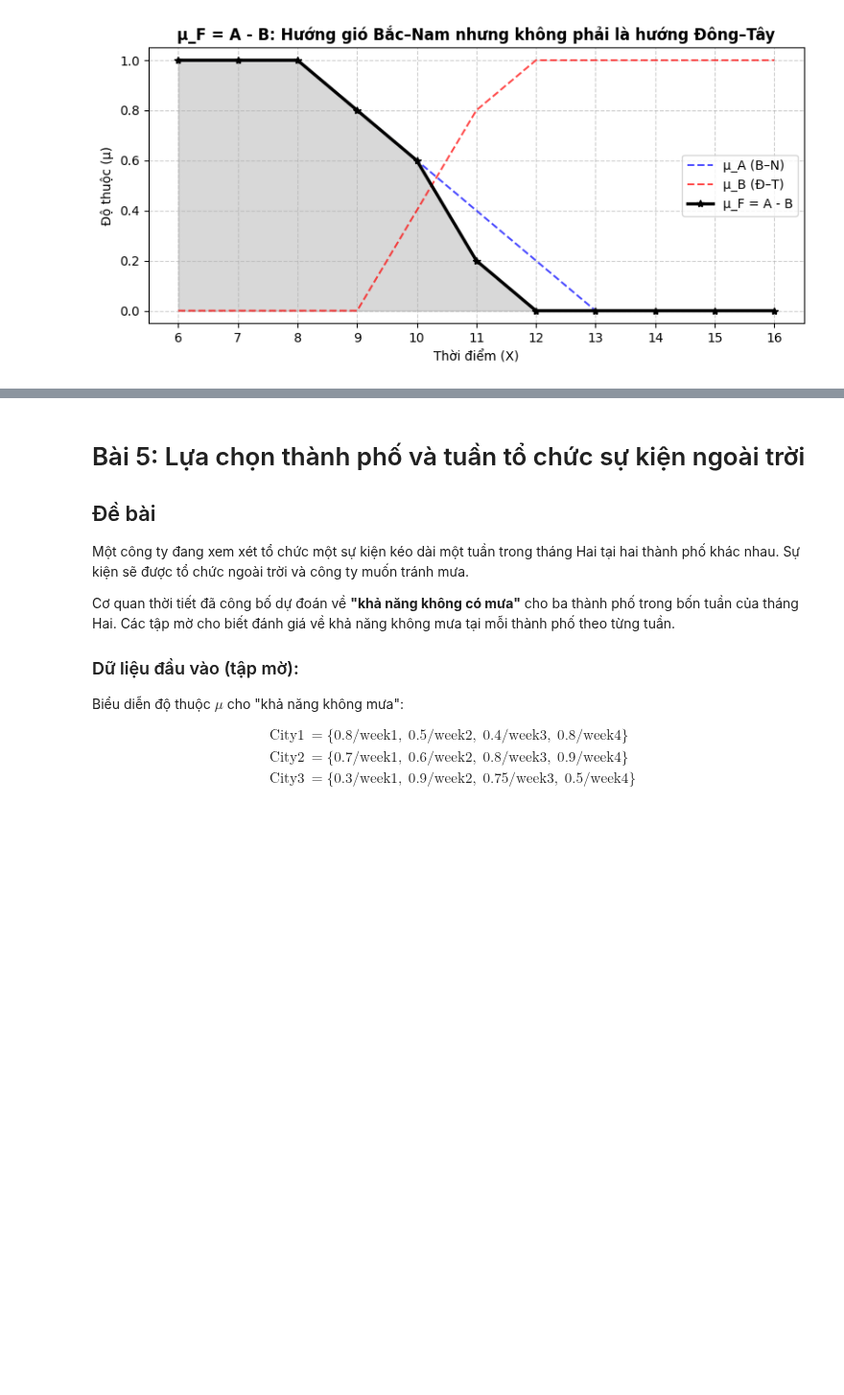
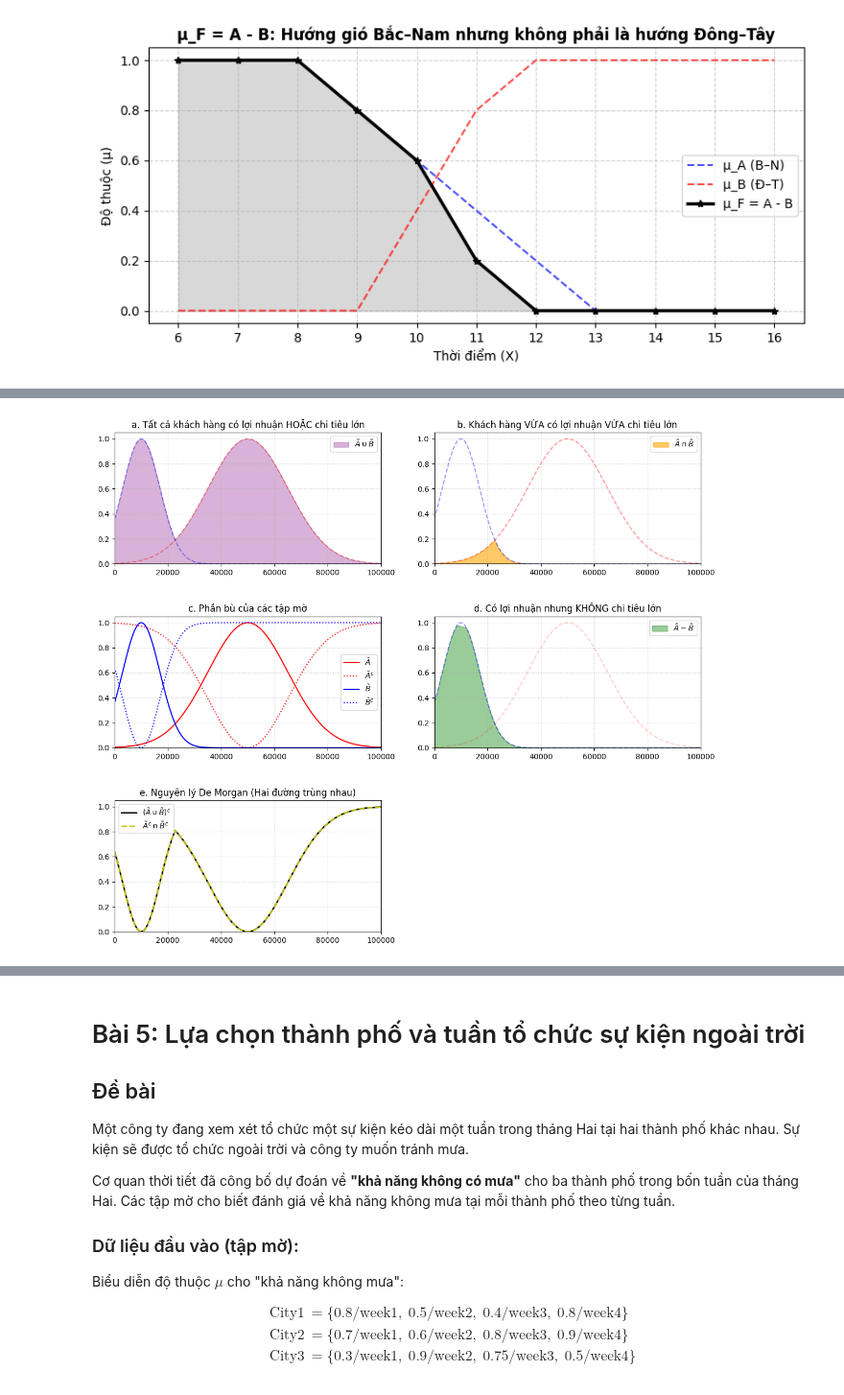
Before and after one commit to HuyLuong2002/sgu26_fuzzy_logic_app, a Jupyter notebook: Bai02/bt02_phep_toan_mo/BaiTap2 - Phep toan tren tap mo.ipynb, the cells around one changed output, grey strips where cells are left out. Shown at 96% size. Drawn from its saved outputs; the diff is of its cells as text; code cells hidden in the pictures; blank space fills up the shorter version.

```diff
--- a/Bai02/bt02_phep_toan_mo/BaiTap2 - Phep toan tren tap mo.ipynb
+++ b/Bai02/bt02_phep_toan_mo/BaiTap2 - Phep toan tren tap mo.ipynb
@@ -94,0 +250,74 @@ plt.legend(); plt.tight_layout(); plt.show()
+# %%
+import numpy as np
+import matplotlib.pyplot as plt
+
+# 1. Định nghĩa không gian nền x (Số tiền từ 0 đến 100,000)
+x = np.linspace(0, 100000, 1000)
+
+# 2. Định nghĩa hàm thuộc cho các tập mờ cơ sở
+# Tập B: Khách hàng có lợi nhuận (đỉnh tại 10,000)
+mu_B = np.exp(-0.5 * ((x - 10000) / 7000)**2)
+
+# Tập A: Khách hàng chi tiêu lớn (đỉnh tại 50,000)
+mu_A = np.exp(-0.5 * ((x - 50000) / 15000)**2)
+
+# 3. Tính toán các phép toán tập mờ
+mu_union = np.maximum(mu_A, mu_B)             # a. A U B (Hợp)
+mu_inter = np.minimum(mu_A, mu_B)             # b. A ∩ B (Giao)
+mu_not_A = 1 - mu_A                           # c. Bù A
+mu_not_B = 1 - mu_B                           # c. Bù B
+mu_diff  = np.minimum(mu_B, 1 - mu_A)          # d. B - A (Hiệu)
+mu_de_morgan_lhs = 1 - mu_union               # e. vế trái De Morgan
+mu_de_morgan_rhs = np.minimum(mu_not_A, mu_not_B) # e. vế phải De Morgan
+
+# 4. Vẽ đồ thị
+fig, axes = plt.subplots(3, 2, figsize=(14, 12))
+plt.subplots_adjust(hspace=0.4, wspace=0.2)
+
+# Câu a: Phép hợp
+axes[0, 0].plot(x, mu_A, 'r--', alpha=0.4)
+axes[0, 0].plot(x, mu_B, 'b--', alpha=0.4)
+axes[0, 0].fill_between(x, mu_union, color='purple', alpha=0.3, label='$\~{A} \cup \~{B}$')
+axes[0, 0].set_title("a. Tất cả khách hàng có lợi nhuận HOẶC chi tiêu lớn")
+axes[0, 0].legend()
+
+# Câu b: Phép giao
+axes[0, 1].plot(x, mu_A, 'r--', alpha=0.4)
+axes[0, 1].plot(x, mu_B, 'b--', alpha=0.4)
+axes[0, 1].fill_between(x, mu_inter, color='orange', alpha=0.6, label='$\~{A} \cap \~{B}$')
+axes[0, 1].set_title("b. Khách hàng VỪA có lợi nhuận VỪA chi tiêu lớn")
+axes[0, 1].legend()
+
+# Câu c: Phép bù
+axes[1, 0].plot(x, mu_A, 'r', label='$\~{A}$')
+axes[1, 0].plot(x, mu_not_A, 'r:', label='$\~{A}^c$')
+axes[1, 0].plot(x, mu_B, 'b', label='$\~{B}$')
+axes[1, 0].plot(x, mu_not_B, 'b:', label='$\~{B}^c$')
+axes[1, 0].set_title("c. Phần bù của các tập mờ")
+axes[1, 0].legend(loc='center right')
+
+# Câu d: Phép hiệu
+axes[1, 1].plot(x, mu_A, 'r--', alpha=0.2)
+axes[1, 1].plot(x, mu_B, 'b--', alpha=0.4)
+axes[1, 1].fill_between(x, mu_diff, color='green', alpha=0.4, label='$\~{A} - \~{B}$')
+axes[1, 1].set_title("d. Có lợi nhuận nhưng KHÔNG chi tiêu lớn")
+axes[1, 1].legend()
+
+# Câu e: Nguyên lý De Morgan
+axes[2, 0].plot(x, mu_de_morgan_lhs, 'k', lw=2, label='$( \~{A} \cup \~{B} )^c$')
+axes[2, 0].plot(x, mu_de_morgan_rhs, 'y--', lw=2, label='$\~{A}^c \cap \~{B}^c$')
+axes[2, 0].set_title("e. Nguyên lý De Morgan (Hai đường trùng nhau)")
+axes[2, 0].legend()
+
+# Xóa subplot dư thừa
+axes[2, 1].axis('off')
+
+# Định dạng chung cho các trục
+for ax in axes.flat:
+    ax.set_ylim(0, 1.05)
+    ax.set_xlim(0, 100000)
+    ax.grid(True, linestyle=':', alpha=0.6)
+
+plt.show()
+# %% [output]
+[figure, added]
```
Also changed, not shown: parts of 14 cells of this notebook, 6 other files.
